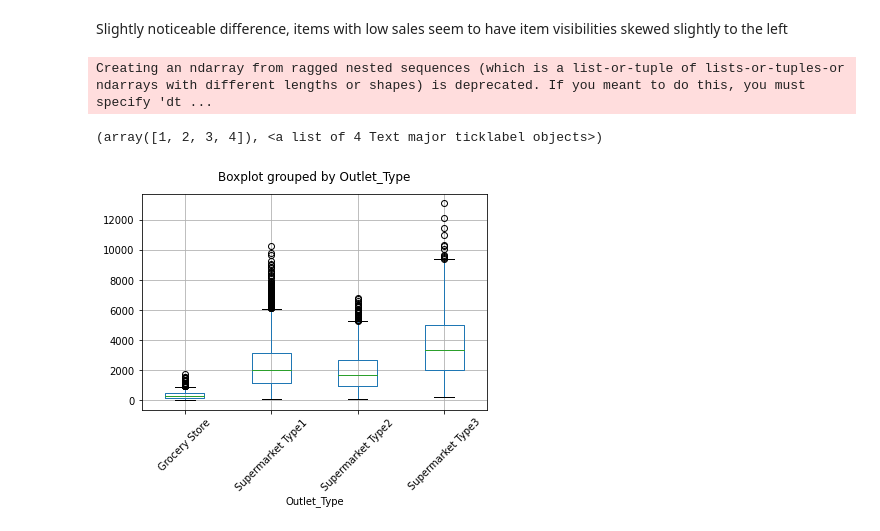
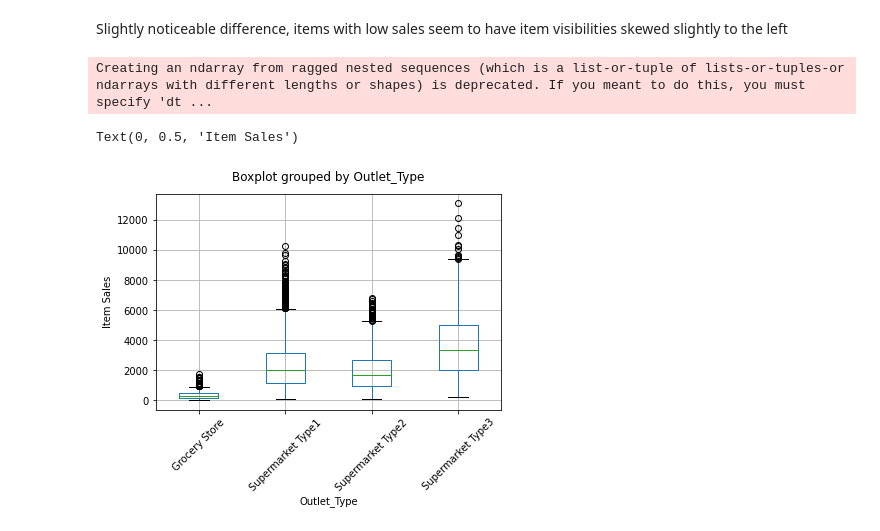
Before and after one commit to antonioalonsocr/food_sales_predictions, a Jupyter notebook: ItemSalesPrediction.ipynb, the cells around one changed output. Drawn from its saved outputs; the diff is of its cells as text; code cells hidden in the pictures.

Commit message:
Added more visualizations

```diff
--- a/ItemSalesPrediction.ipynb
+++ b/ItemSalesPrediction.ipynb
@@ -294,8 +294,9 @@ Slightly noticeable difference, items with low sales seem to have item visibilit
 # %%
 food_df.boxplot(column = 'Item_Outlet_Sales', by = 'Outlet_Type');
 plt.title('')
 plt.xticks(rotation = 45)
+plt.ylabel('Item Sales')
 # %% [output]
 Creating an ndarray from ragged nested sequences (which is a list-or-tuple of lists-or-tuples-or ndarrays with different lengths or shapes) is deprecated. If you meant to do this, you must specify 'dt ...
-(array([1, 2, 3, 4]), <a list of 4 Text major ticklabel objects>)
+Text(0, 0.5, 'Item Sales')
-[figure, old version]
+[figure, new version]
```
